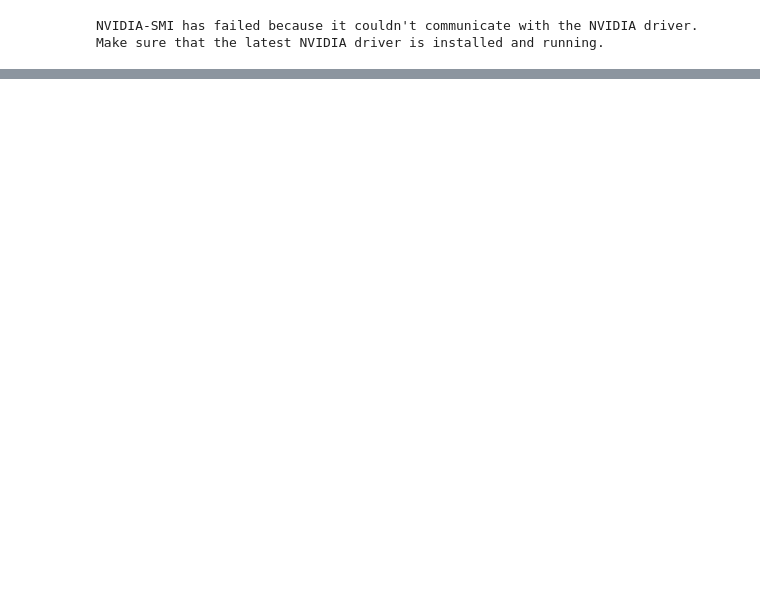
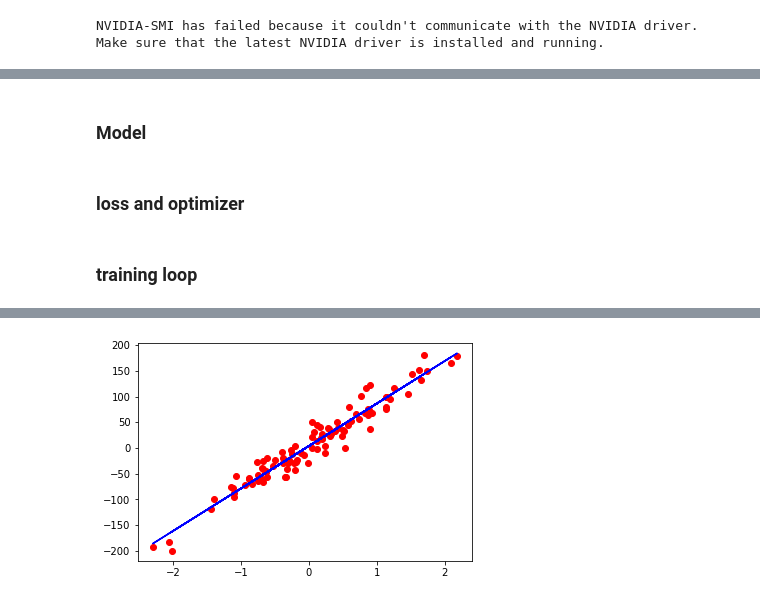
Before and after one commit to naimur-29/machine-learning, a Jupyter notebook: pytorch/pytorch_crash_course.ipynb, the cells around one changed output, grey strips where cells are left out. Drawn from its saved outputs; the diff is of its cells as text; code cells hidden in the pictures; blank space fills up the shorter version.

```diff
--- a/pytorch/pytorch_crash_course.ipynb
+++ b/pytorch/pytorch_crash_course.ipynb
@@ -167,0 +412,51 @@ tensor([-0.6413,  0.8006,  1.7767])
+# %%
+X_numpy, Y_numpy = datasets.make_regression(n_samples=100, n_features=1, noise=20, random_state=1)
+
+X = torch.from_numpy(X_numpy.astype(np.float32))
+Y = torch.from_numpy(Y_numpy.astype(np.float32))
+
+Y = Y.view(Y.shape[0], 1)
+
+n_samples, n_features = X.shape
+
+# print(X, Y, n_samples, n_features)
+# %% [markdown]
+### Model
+# %%
+input_size = n_features
+output_size = 1
+
+model = nn.Linear(input_size, output_size)
+# %% [markdown]
+### loss and optimizer
+# %%
+learning_rate = 0.01
+iters = 1000
+
+criterion = nn.MSELoss()
+optimizer = torch.optim.SGD(model.parameters(), lr=learning_rate)
+# %% [markdown]
+### training loop
+# %%
+for epoch in range(iters):
+  # forward pass
+  y_pred = model(X)
+  loss = criterion(y_pred, Y)
+
+  # backward pass
+  loss.backward()
+
+  # update
+  optimizer.step()
+
+  optimizer.zero_grad()
+
+  if epoch % 200 == 0:
+    print(f"epoch: {epoch + 1}, loss = {loss.item():.8f}")
+
+predicted = model(X).detach().numpy()
+
+plt.plot(X_numpy, Y_numpy, 'ro')
+plt.plot(X_numpy, predicted, 'b')
+plt.show()
+# %% [output]
@@ -167,0 +468 @@ tensor([-0.6413,  0.8006,  1.7767])
+[figure, added]
```
Also changed, not shown: parts of 35 cells of this notebook.
